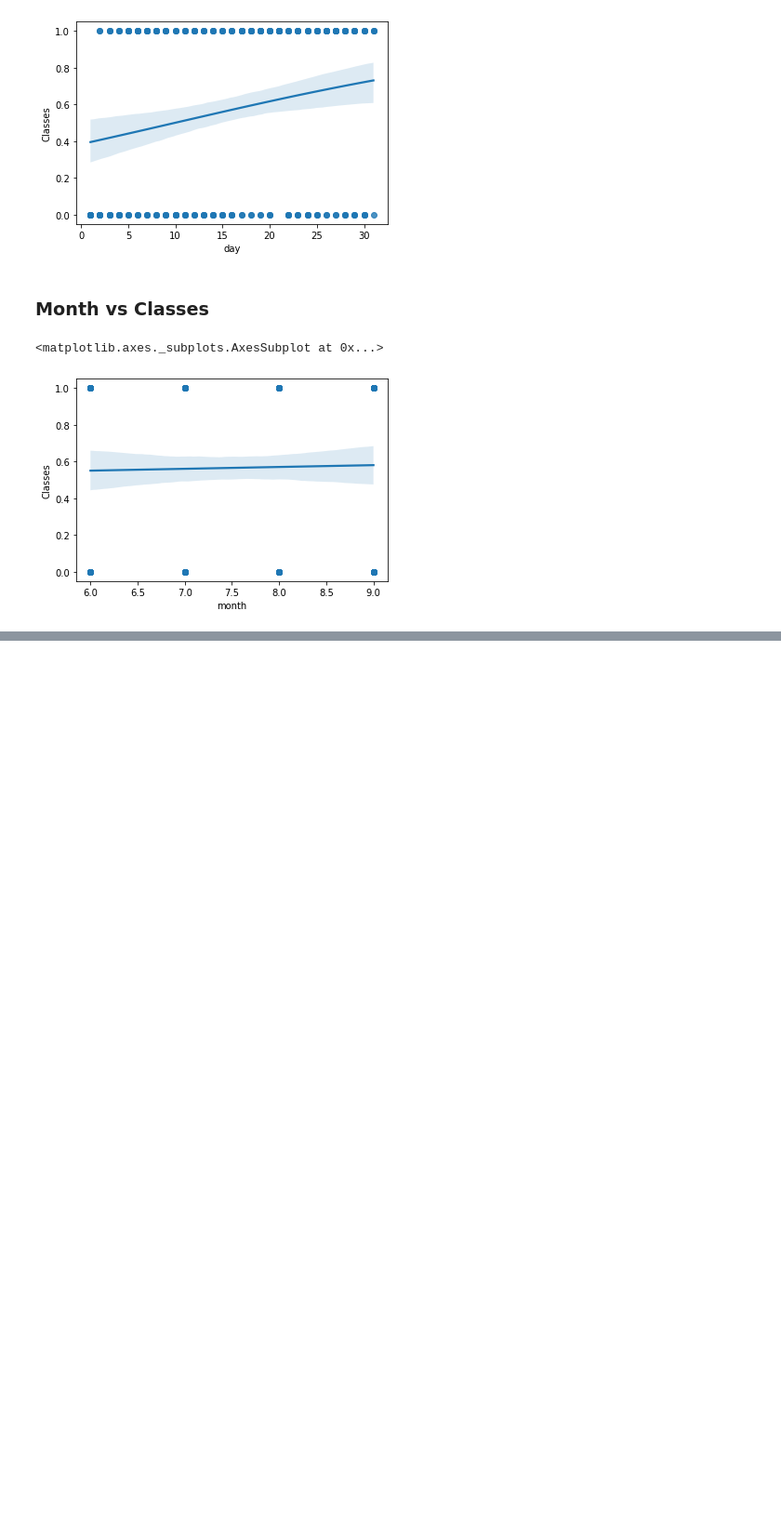
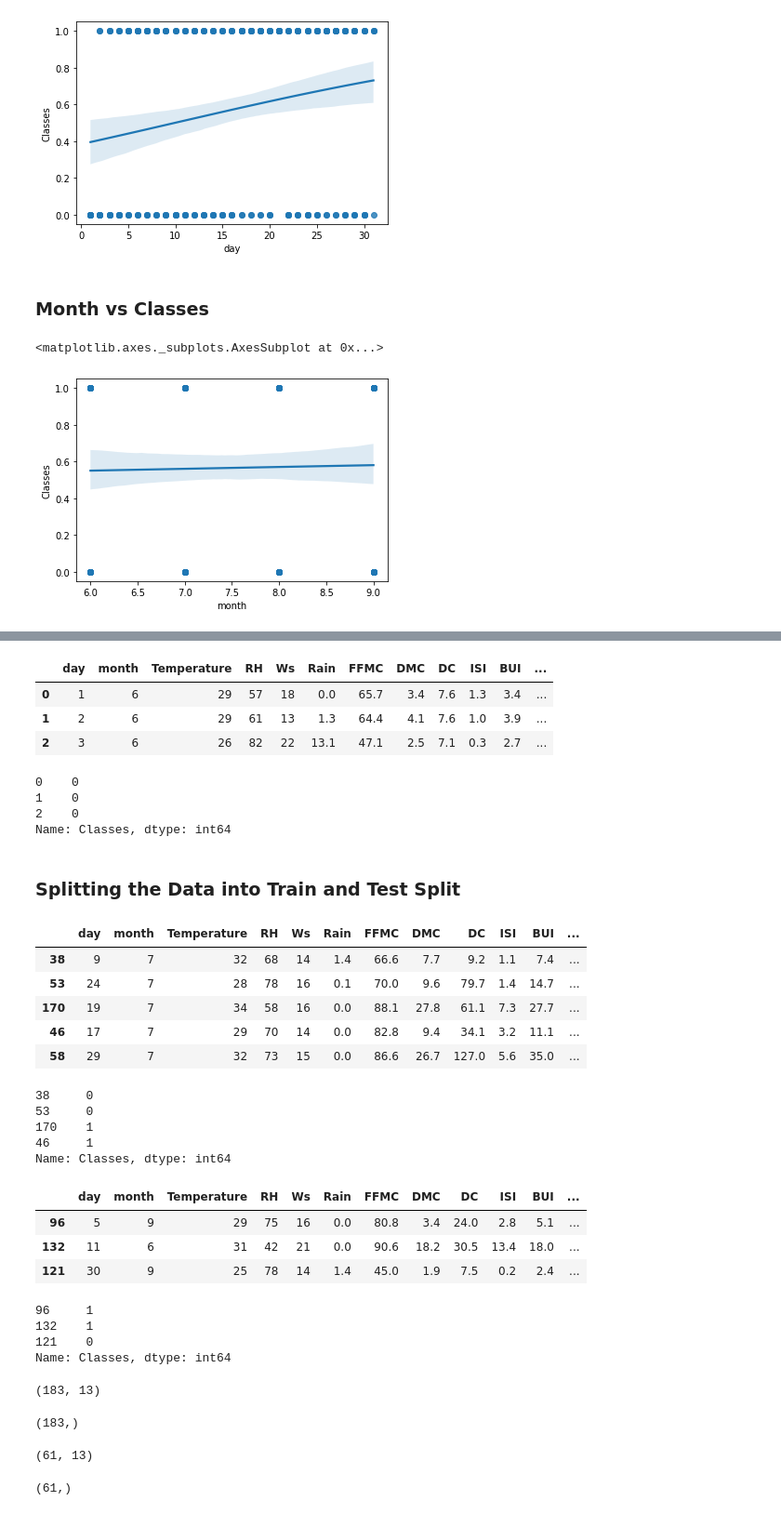
Before and after one commit to sha-shank469/Logistic-Regression-Implementation-on-Forest-Fire-Dataset, a Jupyter notebook: Logistic_Regression_Practicle_implementation_on_Forest_Fire_Dataset.ipynb, the cells around one changed output, grey strips where cells are left out. Shown at 93% size. Cells and saved outputs as stored; diff of their text form; code cells hidden in the pictures; blank space fills up the shorter version.

```diff
--- a/Logistic_Regression_Practicle_implementation_on_Forest_Fire_Dataset.ipynb
+++ b/Logistic_Regression_Practicle_implementation_on_Forest_Fire_Dataset.ipynb
@@ -604,0 +623,2 @@ sns.regplot(x='month',y='Classes',data=df,logistic=True)
+# %%
+X = df.drop('Classes',axis=1)
@@ -604,0 +627,68 @@ sns.regplot(x='month',y='Classes',data=df,logistic=True)
+# %%
+y = df['Classes']
+# %%
+X.head(3)
+# %% [output]
+|  | day | month | Temperature | RH | Ws | Rain | FFMC | DMC | DC | ISI | BUI | ... |
+| 0 | 1 | 6 | 29 | 57 | 18 | 0.0 | 65.7 | 3.4 | 7.6 | 1.3 | 3.4 | ... |
+| 1 | 2 | 6 | 29 | 61 | 13 | 1.3 | 64.4 | 4.1 | 7.6 | 1.0 | 3.9 | ... |
+| 2 | 3 | 6 | 26 | 82 | 22 | 13.1 | 47.1 | 2.5 | 7.1 | 0.3 | 2.7 | ... |
+# %%
+y.head(3)
+# %% [output]
+0    0
+1    0
+2    0
+Name: Classes, dtype: int64
+# %% [markdown]
+### **Splitting the Data into Train and Test Split**
+# %%
+from sklearn.model_selection import train_test_split
+X_train,X_test,y_train,y_test = train_test_split(X,y,test_size=0.25,random_state=355)
+# %%
+X_train.head(5)
+# %% [output]
+|  | day | month | Temperature | RH | Ws | Rain | FFMC | DMC | DC | ISI | BUI | ... |
+| 38 | 9 | 7 | 32 | 68 | 14 | 1.4 | 66.6 | 7.7 | 9.2 | 1.1 | 7.4 | ... |
+| 53 | 24 | 7 | 28 | 78 | 16 | 0.1 | 70.0 | 9.6 | 79.7 | 1.4 | 14.7 | ... |
+| 170 | 19 | 7 | 34 | 58 | 16 | 0.0 | 88.1 | 27.8 | 61.1 | 7.3 | 27.7 | ... |
+| 46 | 17 | 7 | 29 | 70 | 14 | 0.0 | 82.8 | 9.4 | 34.1 | 3.2 | 11.1 | ... |
+| 58 | 29 | 7 | 32 | 73 | 15 | 0.0 | 86.6 | 26.7 | 127.0 | 5.6 | 35.0 | ... |
+# %%
+y_train.head(4)
+# %% [output]
+38     0
+53     0
+170    1
+46     1
+Name: Classes, dtype: int64
+# %%
+X_test.head(3)
+# %% [output]
+|  | day | month | Temperature | RH | Ws | Rain | FFMC | DMC | DC | ISI | BUI | ... |
+| 96 | 5 | 9 | 29 | 75 | 16 | 0.0 | 80.8 | 3.4 | 24.0 | 2.8 | 5.1 | ... |
+| 132 | 11 | 6 | 31 | 42 | 21 | 0.0 | 90.6 | 18.2 | 30.5 | 13.4 | 18.0 | ... |
+| 121 | 30 | 9 | 25 | 78 | 14 | 1.4 | 45.0 | 1.9 | 7.5 | 0.2 | 2.4 | ... |
+# %%
+y_test.head(3)
+# %% [output]
+96     1
+132    1
+121    0
+Name: Classes, dtype: int64
+# %%
+X_train.shape
+# %% [output]
+(183, 13)
+# %%
+y_train.shape
+# %% [output]
+(183,)
+# %%
+X_test.shape
+# %% [output]
+(61, 13)
+# %%
+y_test.shape
+# %% [output]
+(61,)
```
Also changed, not shown: parts of 15 cells of this notebook.
